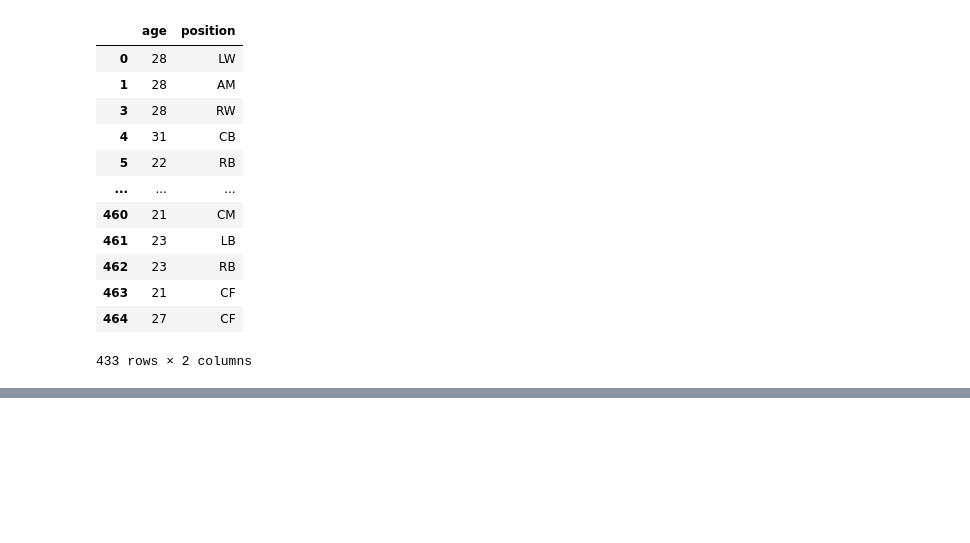
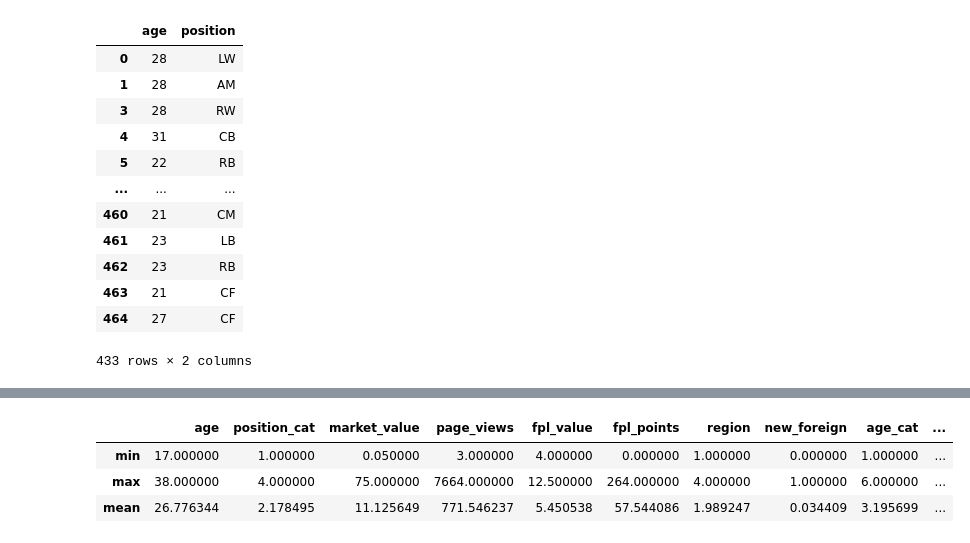
Before and after one commit to momchilantonov/ultimate_pandas_bootcamp, a Jupyter notebook: lectures/DataFrames in Depth.ipynb, the cells around one changed output, grey strips where cells are left out. Drawn from its saved outputs; the diff is of its cells as text; code cells hidden in the pictures; blank space fills up the shorter version.

```diff
--- a/lectures/DataFrames in Depth.ipynb
+++ b/lectures/DataFrames in Depth.ipynb
@@ -1514,0 +1576,8 @@ df2.drop_duplicates(subset=['age', 'club', 'position'], keep='first').loc[:, ['a
+# %%
+# can return a DataFrame is you pass a list with aggs
+players_data.select_dtypes(np.number).agg(['min', 'max', 'mean'])
+# %% [output]
+|  | age | position_cat | market_value | page_views | fpl_value | fpl_points | region | new_foreign | age_cat | ... |
+| min | 17.000000 | 1.000000 | 0.050000 | 3.000000 | 4.000000 | 0.000000 | 1.000000 | 0.000000 | 1.000000 | ... |
+| max | 38.000000 | 4.000000 | 75.000000 | 7664.000000 | 12.500000 | 264.000000 | 4.000000 | 1.000000 | 6.000000 | ... |
+| mean | 26.776344 | 2.178495 | 11.125649 | 771.546237 | 5.450538 | 57.544086 | 1.989247 | 0.034409 | 3.195699 | ... |
```
Also changed, not shown: parts of 6 cells of this notebook.
